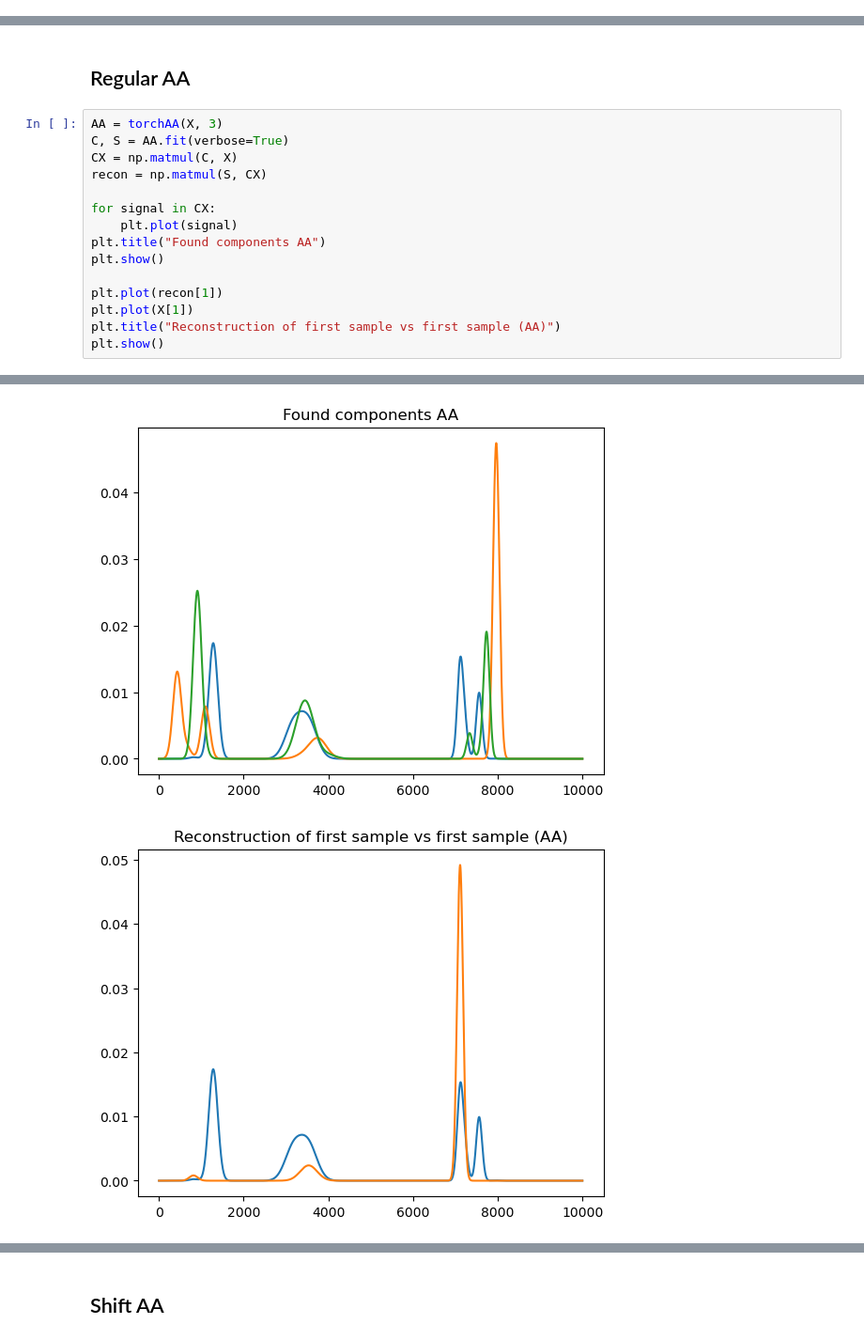
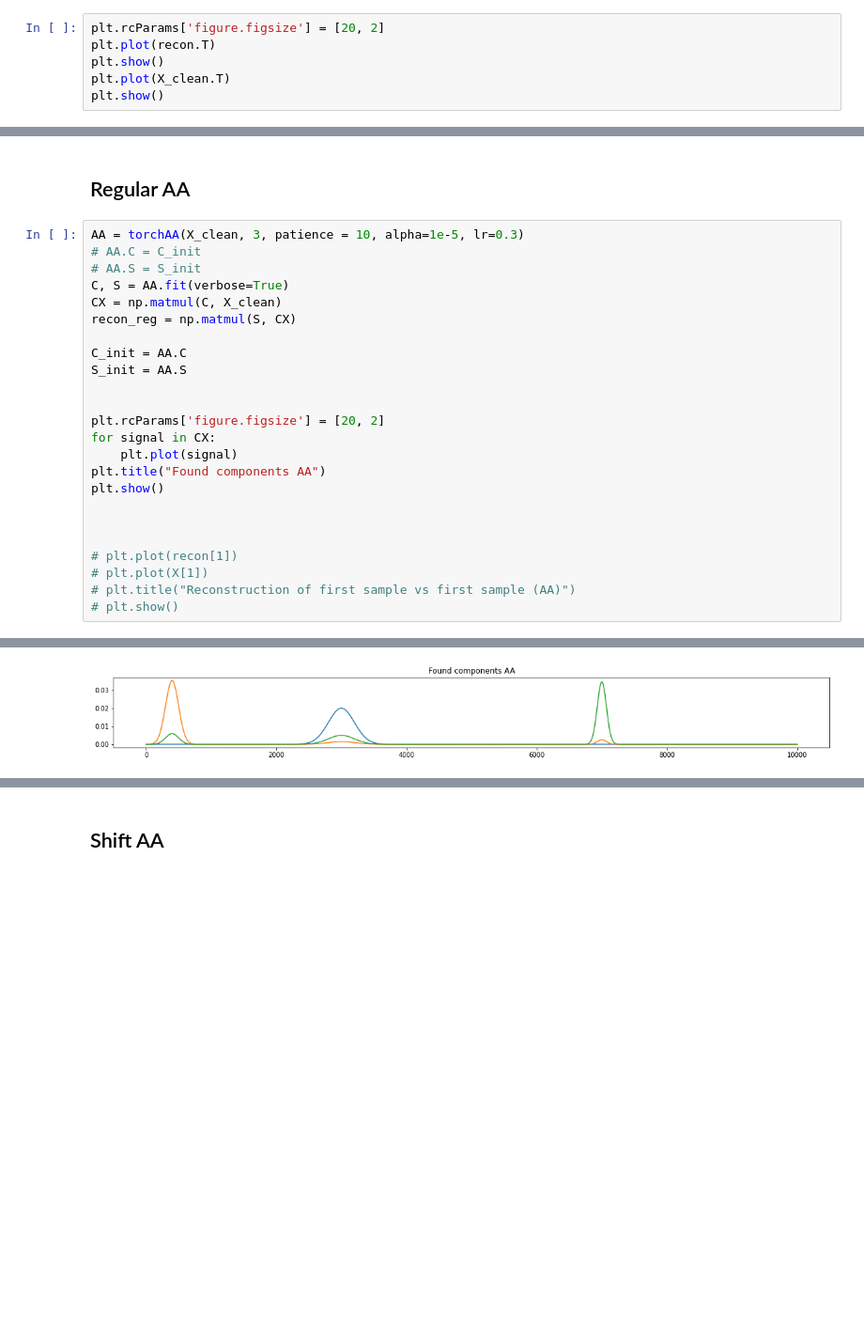
Before and after one commit to AlexanderVoldby/02466Fagprojekt2023, a Jupyter notebook: test_with_shift.ipynb, the cells around one changed output, grey strips where cells are left out. Shown at 94% size. Saved outputs shown, nothing was run; the diff lists cells and outputs as text; blank space fills up the shorter version.

```diff
--- a/test_with_shift.ipynb
+++ b/test_with_shift.ipynb
@@ -122,0 +152,6 @@ ValueError: Complex data not supported
+# %%
+plt.rcParams['figure.figsize'] = [20, 2]
+plt.plot(recon.T)
+plt.show()
+plt.plot(X_clean.T)
+plt.show()
@@ -123,18 +161,27 @@ ValueError: Complex data not supported
 # %% [markdown]
 ## Regular AA
 # %%
-AA = torchAA(X, 3)
+AA = torchAA(X_clean, 3, patience = 10, alpha=1e-5, lr=0.3)
+# AA.C = C_init
+# AA.S = S_init
 C, S = AA.fit(verbose=True)
-CX = np.matmul(C, X)
-recon = np.matmul(S, CX)
+CX = np.matmul(C, X_clean)
+recon_reg = np.matmul(S, CX)
 
+C_init = AA.C
+S_init = AA.S
+
+
+plt.rcParams['figure.figsize'] = [20, 2]
 for signal in CX:
     plt.plot(signal)
 plt.title("Found components AA")
 plt.show()
 
-plt.plot(recon[1])
-plt.plot(X[1])
-plt.title("Reconstruction of first sample vs first sample (AA)")
-plt.show()
+
+
+# plt.plot(recon[1])
+# plt.plot(X[1])
+# plt.title("Reconstruction of first sample vs first sample (AA)")
+# plt.show()
 # %% [output]
@@ -142,2 +189 @@ epoch: 93, Loss: 1.1046134512290862
-[figure, old version]
+[figure, new version]
-[figure, removed]
```
Also changed, not shown: parts of 15 cells of this notebook.
